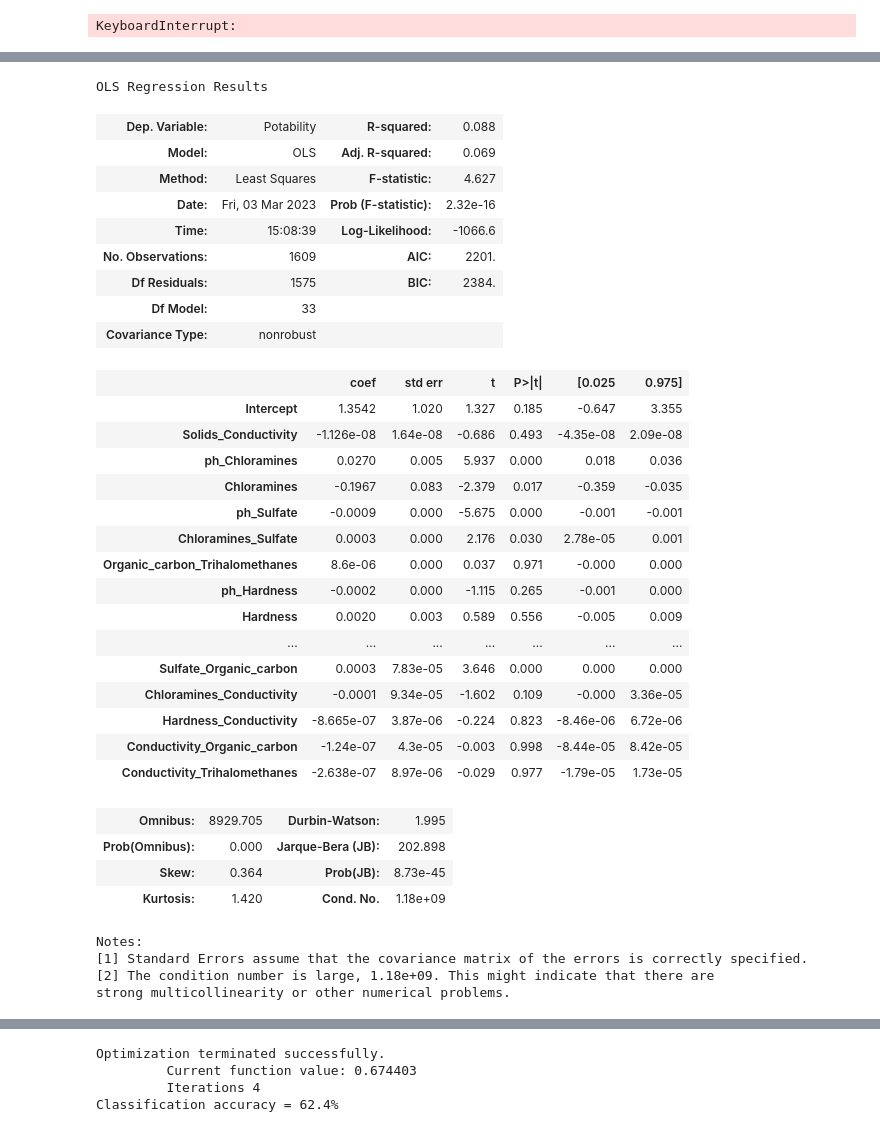
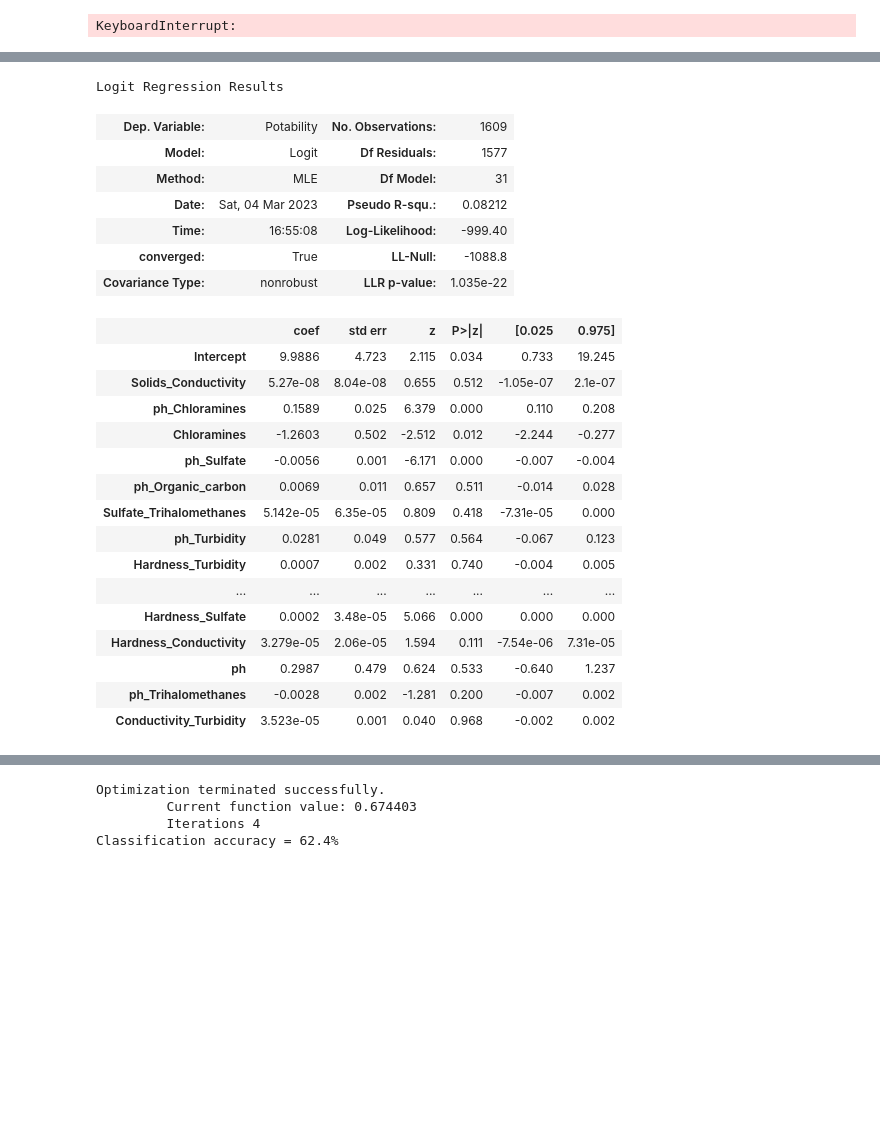
Before and after one commit to meepdeboor/Data-Science-2-Group-Project, a Jupyter notebook: Malva coding.ipynb, the cells around one changed output, grey strips where cells are left out. Saved outputs shown, nothing was run; the diff lists cells and outputs as text; code cells hidden in the pictures; blank space fills up the shorter version.

```diff
--- a/Malva coding.ipynb
+++ b/Malva coding.ipynb
@@ -101,7 +101,7 @@ def best_sub_plots():
 # %%
 def processSubset(predictor_subset):
     # Fit model on feature_set and calculate R-squared
-    model = sm.ols('Potability~' + '+'.join(predictor_subset),data = train).fit()
+    model = sm.logit('Potability~' + '+'.join(predictor_subset),data = train).fit()
     accuracy = accuracytest(test,test.Potability,model,cutoff=0.5)
     return {"model":model, "Accuracy":accuracy}
 # %%
@@ -211,40 +228,30 @@ models_best.Accuracy.sort_values(ascending=False)
 1     0.624378
 Name: Accuracy, dtype: object
 # %%
-models_best.loc[33,'model'].summary()
+models_best.loc[31,'model'].summary()
 # %% [output]
-OLS Regression Results
+Logit Regression Results
-| Dep. Variable: | Potability | R-squared: | 0.088 |
-| Model: | OLS | Adj. R-squared: | 0.069 |
-| Method: | Least Squares | F-statistic: | 4.627 |
-| Date: | Fri, 03 Mar 2023 | Prob (F-statistic): | 2.32e-16 |
-| Time: | 15:08:39 | Log-Likelihood: | -1066.6 |
-| No. Observations: | 1609 | AIC: | 2201. |
-| Df Residuals: | 1575 | BIC: | 2384. |
-| Df Model: | 33 |  |  |
-| Covariance Type: | nonrobust |  |  |
+| Dep. Variable: | Potability | No. Observations: | 1609 |
+| Model: | Logit | Df Residuals: | 1577 |
+| Method: | MLE | Df Model: | 31 |
+| Date: | Sat, 04 Mar 2023 | Pseudo R-squ.: | 0.08212 |
+| Time: | 16:55:08 | Log-Likelihood: | -999.40 |
+| converged: | True | LL-Null: | -1088.8 |
+| Covariance Type: | nonrobust | LLR p-value: | 1.035e-22 |
-|  | coef | std err | t | P>|t| | [0.025 | 0.975] |
-| Intercept | 1.3542 | 1.020 | 1.327 | 0.185 | -0.647 | 3.355 |
-| Solids_Conductivity | -1.126e-08 | 1.64e-08 | -0.686 | 0.493 | -4.35e-08 | 2.09e-08 |
-| ph_Chloramines | 0.0270 | 0.005 | 5.937 | 0.000 | 0.018 | 0.036 |
-| Chloramines | -0.1967 | 0.083 | -2.379 | 0.017 | -0.359 | -0.035 |
-| ph_Sulfate | -0.0009 | 0.000 | -5.675 | 0.000 | -0.001 | -0.001 |
-| Chloramines_Sulfate | 0.0003 | 0.000 | 2.176 | 0.030 | 2.78e-05 | 0.001 |
-| Organic_carbon_Trihalomethanes | 8.6e-06 | 0.000 | 0.037 | 0.971 | -0.000 | 0.000 |
-| ph_Hardness | -0.0002 | 0.000 | -1.115 | 0.265 | -0.001 | 0.000 |
-| Hardness | 0.0020 | 0.003 | 0.589 | 0.556 | -0.005 | 0.009 |
+|  | coef | std err | z | P>|z| | [0.025 | 0.975] |
+| Intercept | 9.9886 | 4.723 | 2.115 | 0.034 | 0.733 | 19.245 |
+| Solids_Conductivity | 5.27e-08 | 8.04e-08 | 0.655 | 0.512 | -1.05e-07 | 2.1e-07 |
+| ph_Chloramines | 0.1589 | 0.025 | 6.379 | 0.000 | 0.110 | 0.208 |
+| Chloramines | -1.2603 | 0.502 | -2.512 | 0.012 | -2.244 | -0.277 |
+| ph_Sulfate | -0.0056 | 0.001 | -6.171 | 0.000 | -0.007 | -0.004 |
+| ph_Organic_carbon | 0.0069 | 0.011 | 0.657 | 0.511 | -0.014 | 0.028 |
+| Sulfate_Trihalomethanes | 5.142e-05 | 6.35e-05 | 0.809 | 0.418 | -7.31e-05 | 0.000 |
+| ph_Turbidity | 0.0281 | 0.049 | 0.577 | 0.564 | -0.067 | 0.123 |
+| Hardness_Turbidity | 0.0007 | 0.002 | 0.331 | 0.740 | -0.004 | 0.005 |
 | ... | ... | ... | ... | ... | ... | ... |
-| Sulfate_Organic_carbon | 0.0003 | 7.83e-05 | 3.646 | 0.000 | 0.000 | 0.000 |
-| Chloramines_Conductivity | -0.0001 | 9.34e-05 | -1.602 | 0.109 | -0.000 | 3.36e-05 |
-| Hardness_Conductivity | -8.665e-07 | 3.87e-06 | -0.224 | 0.823 | -8.46e-06 | 6.72e-06 |
-| Conductivity_Organic_carbon | -1.24e-07 | 4.3e-05 | -0.003 | 0.998 | -8.44e-05 | 8.42e-05 |
-| Conductivity_Trihalomethanes | -2.638e-07 | 8.97e-06 | -0.029 | 0.977 | -1.79e-05 | 1.73e-05 |
+| Hardness_Sulfate | 0.0002 | 3.48e-05 | 5.066 | 0.000 | 0.000 | 0.000 |
+| Hardness_Conductivity | 3.279e-05 | 2.06e-05 | 1.594 | 0.111 | -7.54e-06 | 7.31e-05 |
+| ph | 0.2987 | 0.479 | 0.624 | 0.533 | -0.640 | 1.237 |
+| ph_Trihalomethanes | -0.0028 | 0.002 | -1.281 | 0.200 | -0.007 | 0.002 |
+| Conductivity_Turbidity | 3.523e-05 | 0.001 | 0.040 | 0.968 | -0.002 | 0.002 |
-| Omnibus: | 8929.705 | Durbin-Watson: | 1.995 |
-| Prob(Omnibus): | 0.000 | Jarque-Bera (JB): | 202.898 |
-| Skew: | 0.364 | Prob(JB): | 8.73e-45 |
-| Kurtosis: | 1.420 | Cond. No. | 1.18e+09 |
-Notes:
-[1] Standard Errors assume that the covariance matrix of the errors is correctly specified.
-[2] The condition number is large, 1.18e+09. This might indicate that there are
-strong multicollinearity or other numerical problems.
 # %%
```
Also changed, not shown: parts of 5 cells of this notebook.
